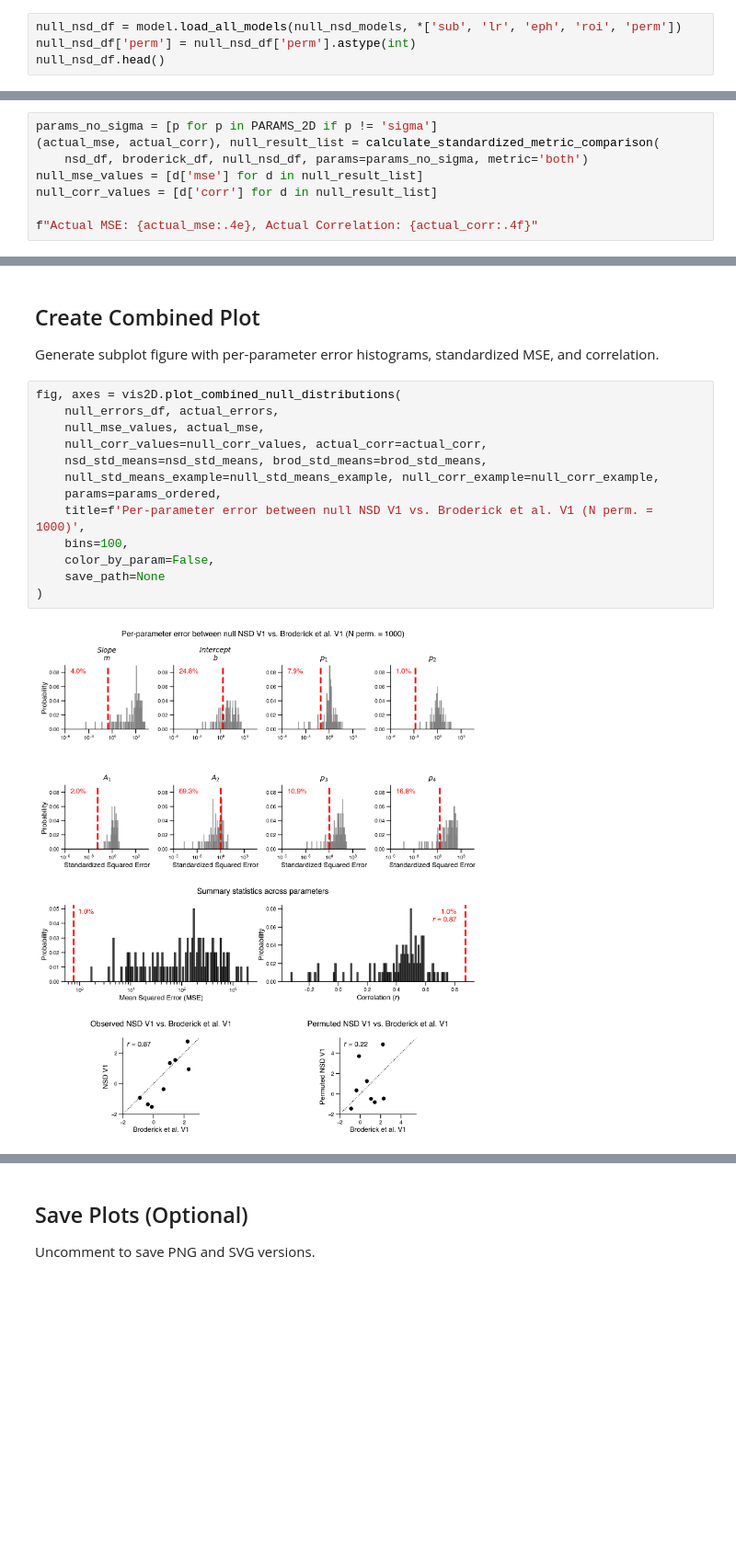
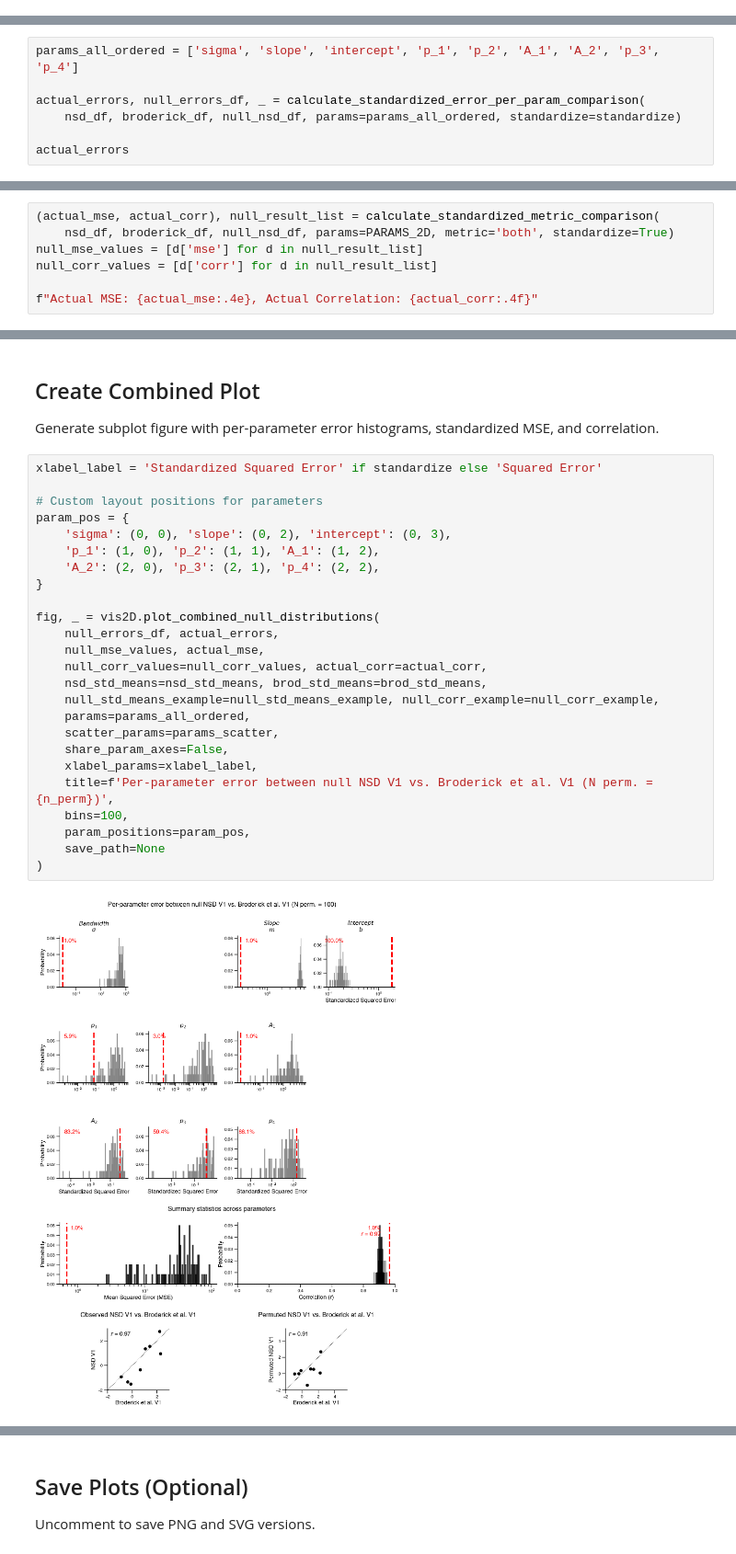
Before and after one commit to JiyeongHa/Spatial-Frequency-Preferences_NSDsyn, a Jupyter notebook: notebooks/plot_combined_error_mse_comparison.ipynb, the cells around one changed output, grey strips where cells are left out. Shown at 92% size. Cells and saved outputs as stored; diff of their text form; blank space fills up the shorter version.

```diff
--- a/notebooks/plot_combined_error_mse_comparison.ipynb
+++ b/notebooks/plot_combined_error_mse_comparison.ipynb
@@ -151,4 +198,0 @@ Load model parameters from permutation tests (shuffled labels).
-# %%
-null_nsd_df = model.load_all_models(null_nsd_models, *['sub', 'lr', 'eph', 'roi', 'perm'])
-null_nsd_df['perm'] = null_nsd_df['perm'].astype(int)
-null_nsd_df.head()
@@ -193,0 +228,7 @@ actual_errors
+# %%
+params_all_ordered = ['sigma', 'slope', 'intercept', 'p_1', 'p_2', 'A_1', 'A_2', 'p_3', 'p_4']
+
+actual_errors, null_errors_df, _ = calculate_standardized_error_per_param_comparison(
+    nsd_df, broderick_df, null_nsd_df, params=params_all_ordered, standardize=standardize)
+
+actual_errors
@@ -197,7 +241,6 @@ Compute mean standardized error and correlation between NSD and Broderick parame
 # %%
-params_no_sigma = [p for p in PARAMS_2D if p != 'sigma']
 (actual_mse, actual_corr), null_result_list = calculate_standardized_metric_comparison(
-    nsd_df, broderick_df, null_nsd_df, params=params_no_sigma, metric='both')
+    nsd_df, broderick_df, null_nsd_df, params=PARAMS_2D, metric='both', standardize=True)
 null_mse_values = [d['mse'] for d in null_result_list]
 null_corr_values = [d['corr'] for d in null_result_list]
 
@@ -255,17 +281,29 @@ actual_mse
 ## Create Combined Plot
 Generate subplot figure with per-parameter error histograms, standardized MSE, and correlation.
 # %%
-fig, axes = vis2D.plot_combined_null_distributions(
+xlabel_label = 'Standardized Squared Error' if standardize else 'Squared Error'
+
+# Custom layout positions for parameters
+param_pos = {
+    'sigma': (0, 0), 'slope': (0, 2), 'intercept': (0, 3),
+    'p_1': (1, 0), 'p_2': (1, 1), 'A_1': (1, 2),
+    'A_2': (2, 0), 'p_3': (2, 1), 'p_4': (2, 2),
+}
+
+fig, _ = vis2D.plot_combined_null_distributions(
     null_errors_df, actual_errors,
     null_mse_values, actual_mse,
     null_corr_values=null_corr_values, actual_corr=actual_corr,
     nsd_std_means=nsd_std_means, brod_std_means=brod_std_means,
     null_std_means_example=null_std_means_example, null_corr_example=null_corr_example,
-    params=params_ordered,
-    title=f'Per-parameter error between null NSD V1 vs. Broderick et al. V1 (N perm. = 1000)',
+    params=params_all_ordered,
+    scatter_params=params_scatter,
+    share_param_axes=False,
+    xlabel_params=xlabel_label,
+    title=f'Per-parameter error between null NSD V1 vs. Broderick et al. V1 (N perm. = {n_perm})',
     bins=100,
-    color_by_param=False,
+    param_positions=param_pos,
     save_path=None
 )
 # %% [output]
-[figure, old version]
+[figure, new version]
```
Also changed, not shown: parts of 23 cells of this notebook, 3 other files.
